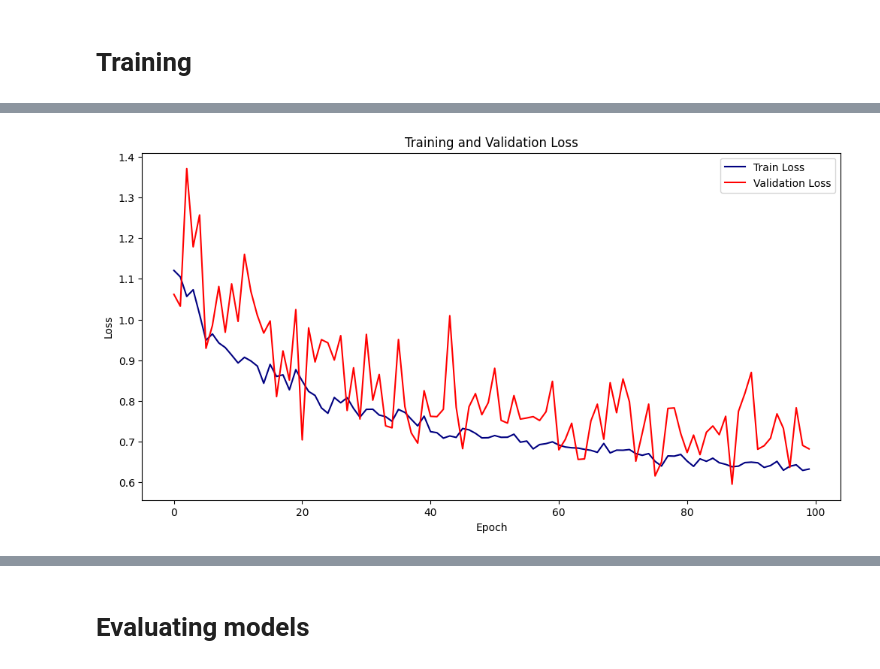
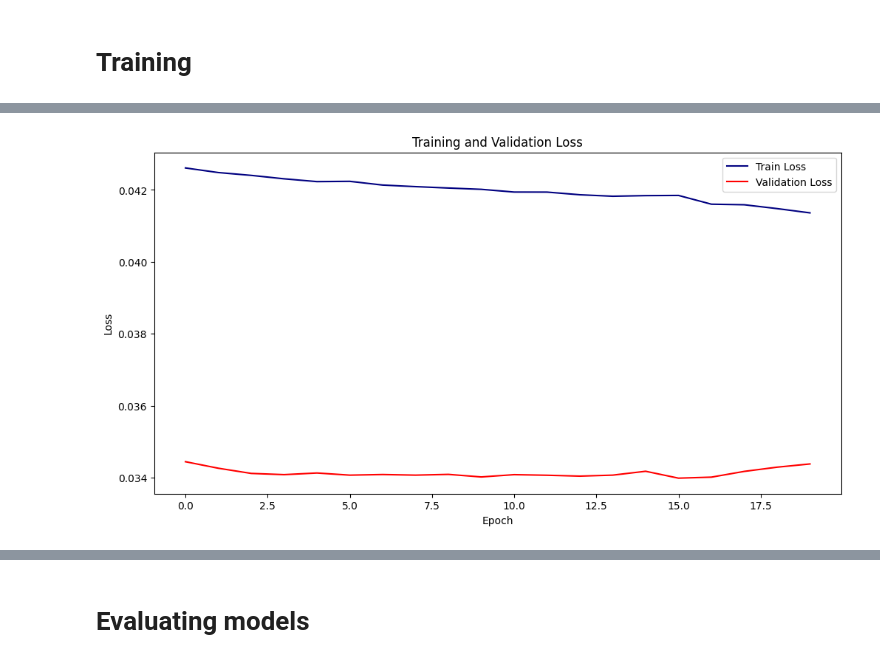
Before and after one commit to TomFiz/neuroforest, a Jupyter notebook: neuroforest-master/notebooks/analyze_trajectories.ipynb, the cells around one changed output, grey strips where cells are left out. Saved outputs shown, nothing was run; the diff lists cells and outputs as text; code cells hidden in the pictures.

```diff
--- a/neuroforest-master/notebooks/analyze_trajectories.ipynb
+++ b/neuroforest-master/notebooks/analyze_trajectories.ipynb
@@ -264,3 +485,0 @@ Target batches shape: torch.Size([2, 9])
-# %%
-x_train, y_train = data_setup(dataloader=dataloader,scale=1, batch_size=6, augmentation=True, return_asrs=True)
-x_test, y_test = data_setup(dataloader=dataloader_2024,scale=1, batch_size=9, augmentation=False, return_asrs=True)
@@ -282,2 +485,0 @@ y_test = all_asrs_norm[y_train.shape[0]*y_train.shape[1]:].reshape(y_test.shape)
-# %%
-model = LSTMWithAttention(input_dim, hidden_dim, num_layers, dropout, seq_len)
@@ -345,6 +523,7 @@ def train(model, x_train, y_train, x_test, y_test, criterion, num_epochs : int =
 
             # Forward pass
             outputs = model(x_train_batch)
+            # print(outputs.squeeze(), torch.tensor(y_train_batch, dtype=torch.float32))
             loss = criterion(outputs.squeeze(), torch.tensor(y_train_batch, dtype=torch.float32))
 
             # Backward pass and optimization
@@ -368,6 +547,8 @@ def train(model, x_train, y_train, x_test, y_test, criterion, num_epochs : int =
                 y_test_batch = y_test[batch]
                 outputs.append(model(x_test_batch).squeeze().detach().numpy())
             val_loss = criterion(torch.tensor(outputs).squeeze(), torch.tensor(y_test).squeeze()).item()
+            if val_loss < 0.01:
+                model.save_state_dict(f'model_checkpoints/model_epoch_{epoch}.pth')
 
 
         print(f'Epoch {epoch+1}/{num_epochs}, batch {batch+1}/{x_train.shape[0]}, Loss: {train_loss}, Val Loss: {val_loss}')
@@ -389,0 +573,14 @@ def train(model, x_train, y_train, x_test, y_test, criterion, num_epochs : int =
+# %%
+conv_params_1 = {"channels" : 8 , "kernel_size": 60, "stride": 5}
+conv_params_2 = {"channels" : 16, "kernel_size": 40, "stride": 1}
+conv_params_3 = {"channels" : 32, "kernel_size": 20, "stride": 1}
+cnn_encoder = CNN_encoder(seq_len=seq_len, n_channels=2, num_classes=1,
+                          conv_params_1 = conv_params_1,
+                          conv_params_2 = conv_params_2,
+                          conv_params_3 = conv_params_3,
+                          )
+torchsummary.summary(cnn_encoder, (seq_len, 2))
+criterion = nn.BCELoss()
+criterion = nn.MSELoss()
+print(x_2022.shape, y_2022.shape)
+print(x_2024.shape, y_2024.shape)
@@ -390,5 +605,4 @@ def train(model, x_train, y_train, x_test, y_test, criterion, num_epochs : int =
 # %%
-criterion_clf = nn.BCELoss()
-train(temporal_cnn, x_train, y_train_clf, x_test, y_test_clf, criterion = criterion_clf, num_epochs=100, learning_rate=1e-05, monitor_gradients=False)
+train(cnn_encoder, x_train, y_train, x_test, y_test, criterion, num_epochs=20, learning_rate=1e-03, monitor_gradients=False)
 # %% [output]
-[figure, old version]
+[figure, new version]
```
Also changed, not shown: parts of 43 cells of this notebook, 1 other file.
